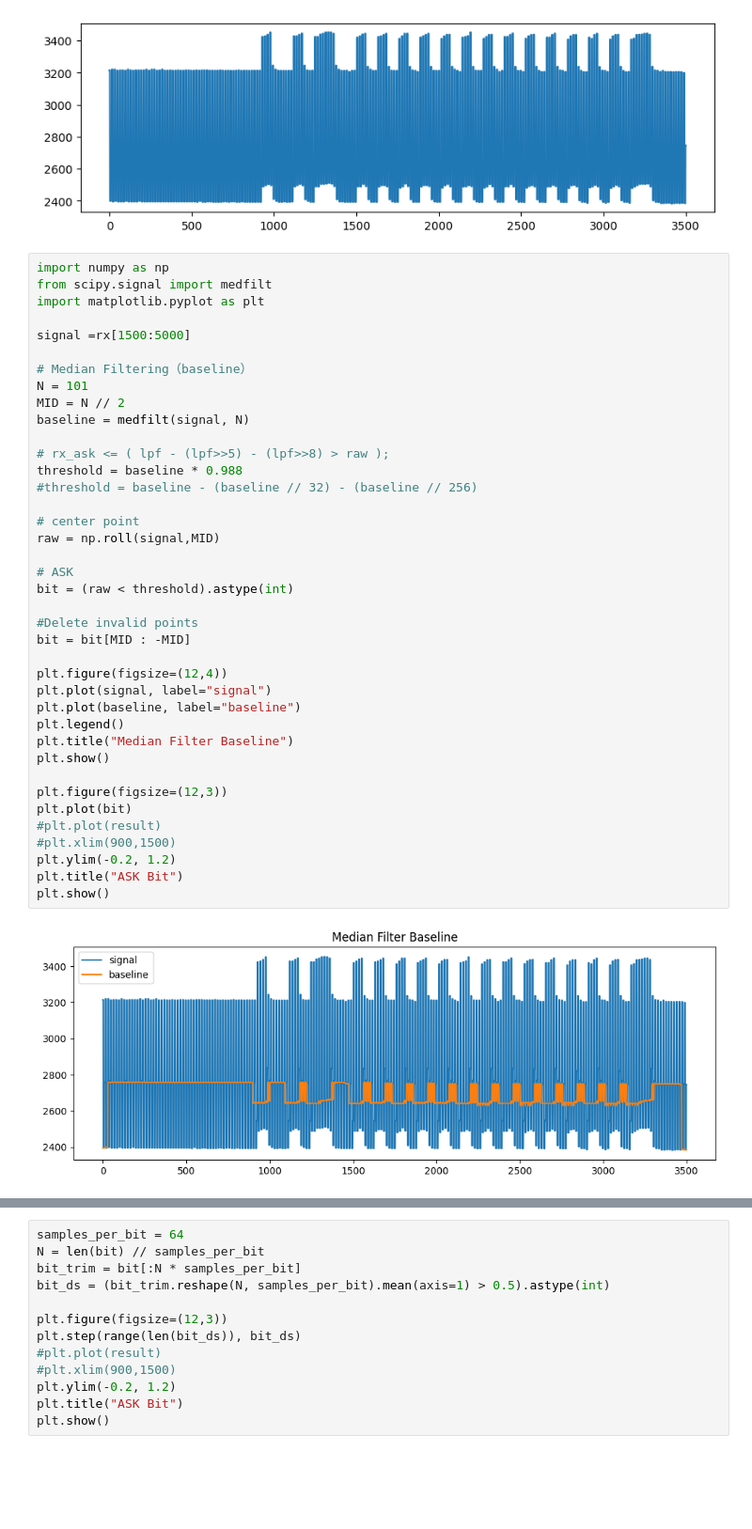
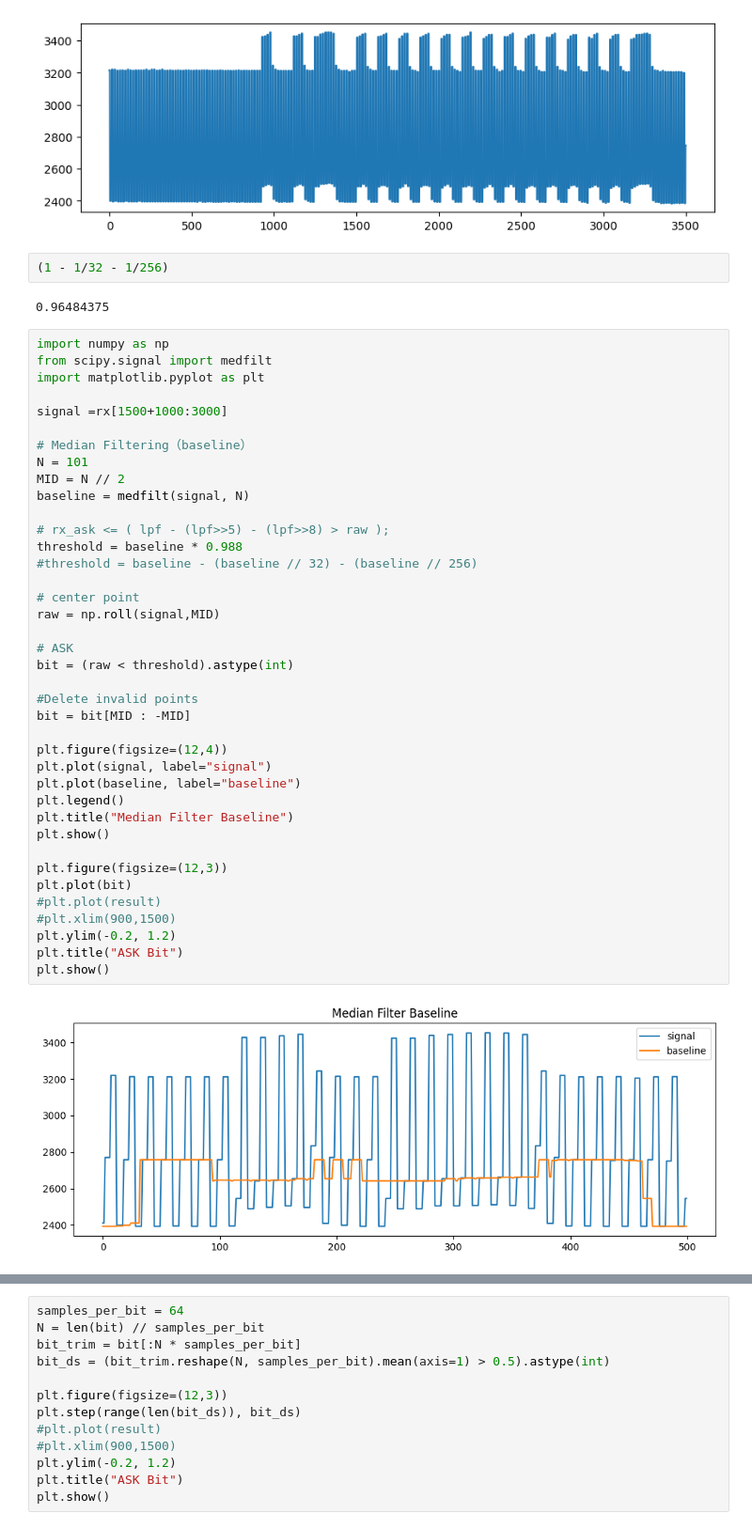
Before and after one commit to davidcastells/FPGA_NFC_transceiver, a Jupyter notebook: analysis/dsp2.ipynb, the cells around one changed output, grey strips where cells are left out. Shown at 94% size. Saved outputs shown, nothing was run; the diff lists cells and outputs as text; blank space fills up the shorter version.

```diff
--- a/analysis/dsp2.ipynb
+++ b/analysis/dsp2.ipynb
@@ -41,12 +67,16 @@ plt.plot(rx[1500:5000])
 plt.show()
 # %% [output]
 [figure]
+# %%
+(1 - 1/32 - 1/256)
+# %% [output]
+0.96484375
 # %%
 import numpy as np
 from scipy.signal import medfilt
 import matplotlib.pyplot as plt
 
-signal =rx[1500:5000]
+signal =rx[1500+1000:3000]
 
 # Median Filtering（baseline）
 N = 101
@@ -54,31 +84,31 @@ MID = N // 2
 baseline = medfilt(signal, N)
 
 # rx_ask <= ( lpf - (lpf>>5) - (lpf>>8) > raw );
 threshold = baseline * 0.988
 #threshold = baseline - (baseline // 32) - (baseline // 256)
 
 # center point
 raw = np.roll(signal,MID)
 
 # ASK
 bit = (raw < threshold).astype(int)
 
 #Delete invalid points
 bit = bit[MID : -MID]
 
 plt.figure(figsize=(12,4))
 plt.plot(signal, label="signal")
 plt.plot(baseline, label="baseline")
 plt.legend()
 plt.title("Median Filter Baseline")
 plt.show()
 
 plt.figure(figsize=(12,3))
 plt.plot(bit)
 #plt.plot(result)
 #plt.xlim(900,1500)
 plt.ylim(-0.2, 1.2)
 plt.title("ASK Bit")
 plt.show()
 # %% [output]
-[figure, old version]
+[figure, new version]
```
Also changed, not shown: parts of 6 cells of this notebook.
